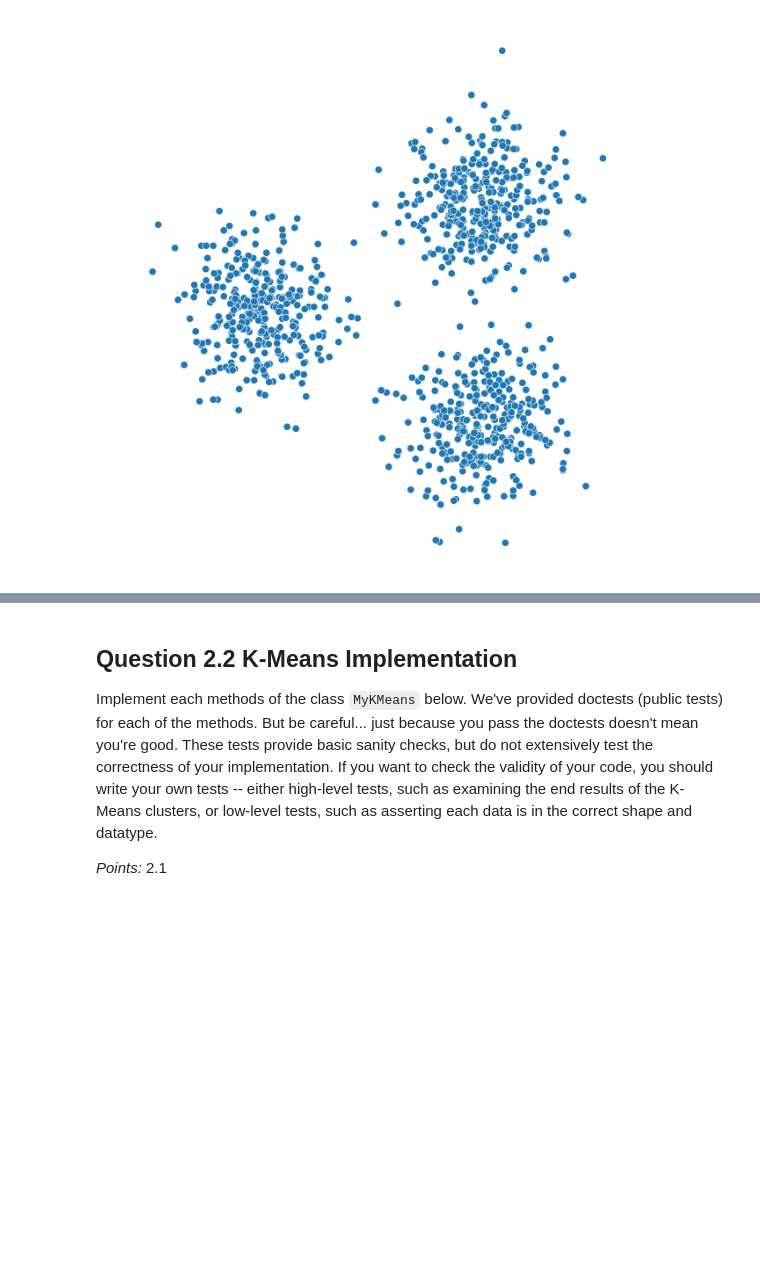
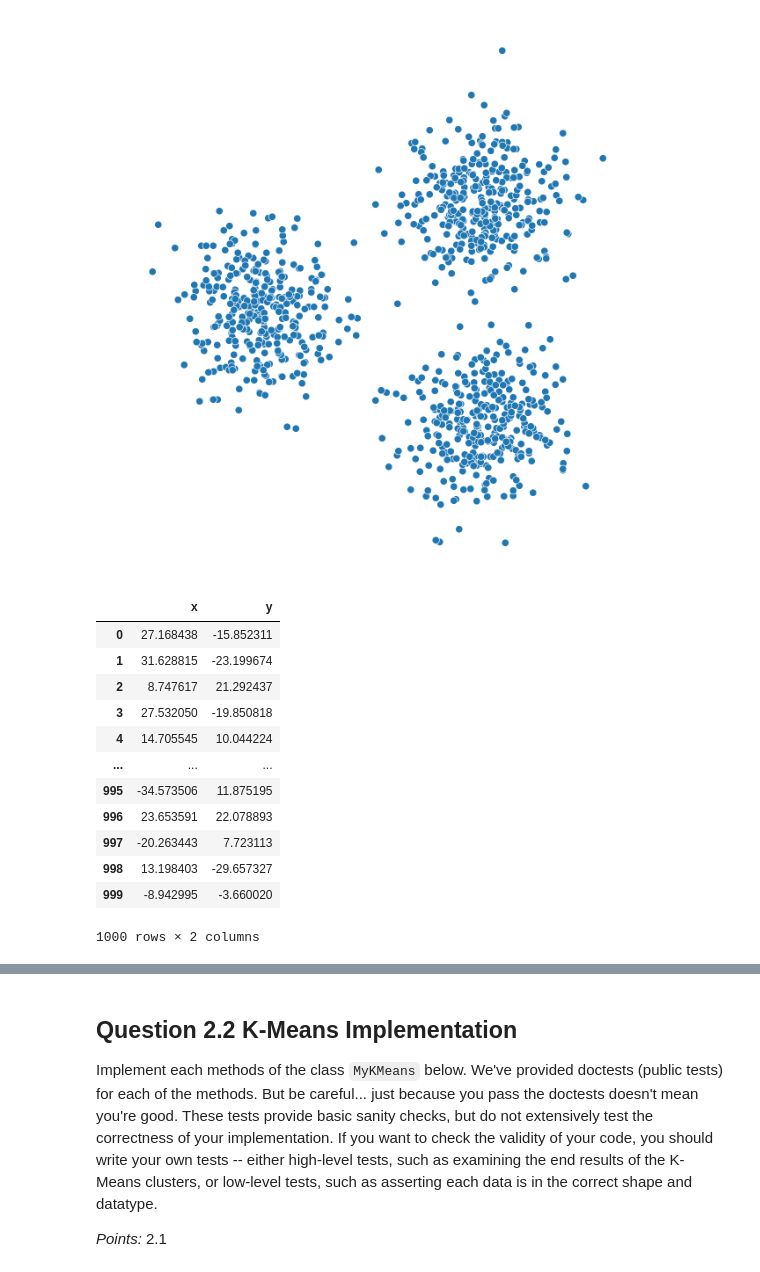
Before and after one commit to holliwood8/Assignments_WI24, a Jupyter notebook: A2/A2.ipynb, the cells around one changed output, grey strips where cells are left out. Saved outputs shown, nothing was run; the diff lists cells and outputs as text; code cells hidden in the pictures; blank space fills up the shorter version.

```diff
--- a/A2/A2.ipynb
+++ b/A2/A2.ipynb
@@ -245,3 +245,19 @@ def plot_cluster(data:pd.DataFrame, km=None, plot_init=False, ax=None):
 plot_cluster(data_KMeans)
 # %% [output]
 [figure]
+# %%
+data_KMeans
+# %% [output]
+|  | x | y |
+| 0 | 27.168438 | -15.852311 |
+| 1 | 31.628815 | -23.199674 |
+| 2 | 8.747617 | 21.292437 |
+| 3 | 27.532050 | -19.850818 |
+| 4 | 14.705545 | 10.044224 |
+| ... | ... | ... |
+| 995 | -34.573506 | 11.875195 |
+| 996 | 23.653591 | 22.078893 |
+| 997 | -20.263443 | 7.723113 |
+| 998 | 13.198403 | -29.657327 |
+| 999 | -8.942995 | -3.660020 |
+1000 rows × 2 columns
```
Also changed, not shown: parts of 15 cells of this notebook.
